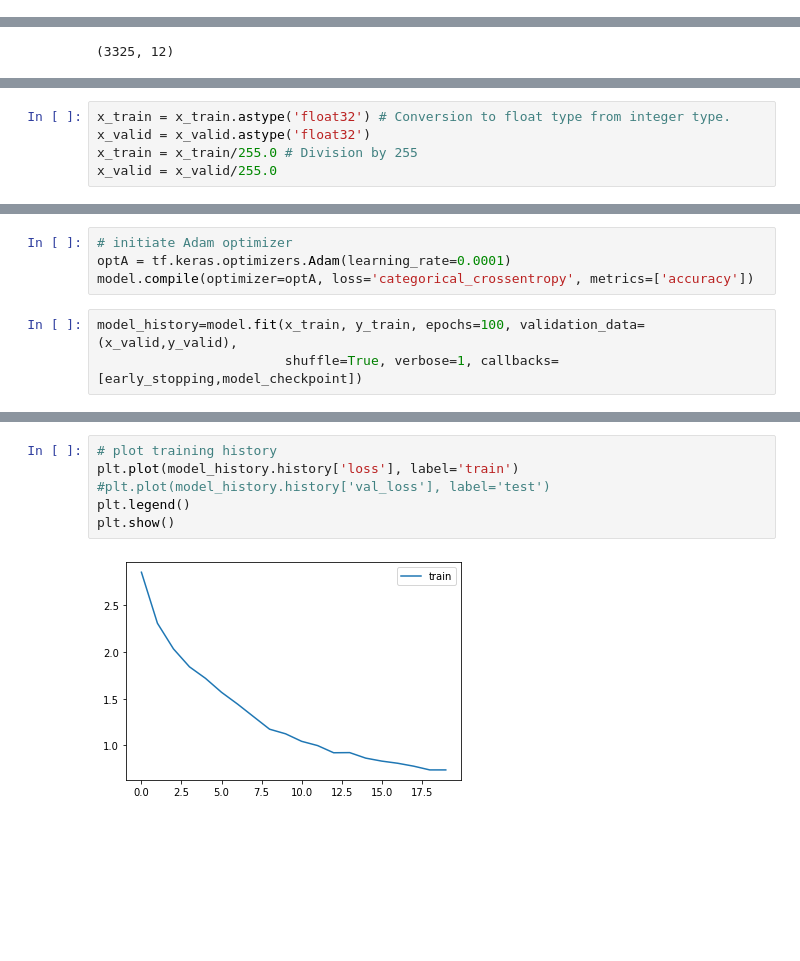
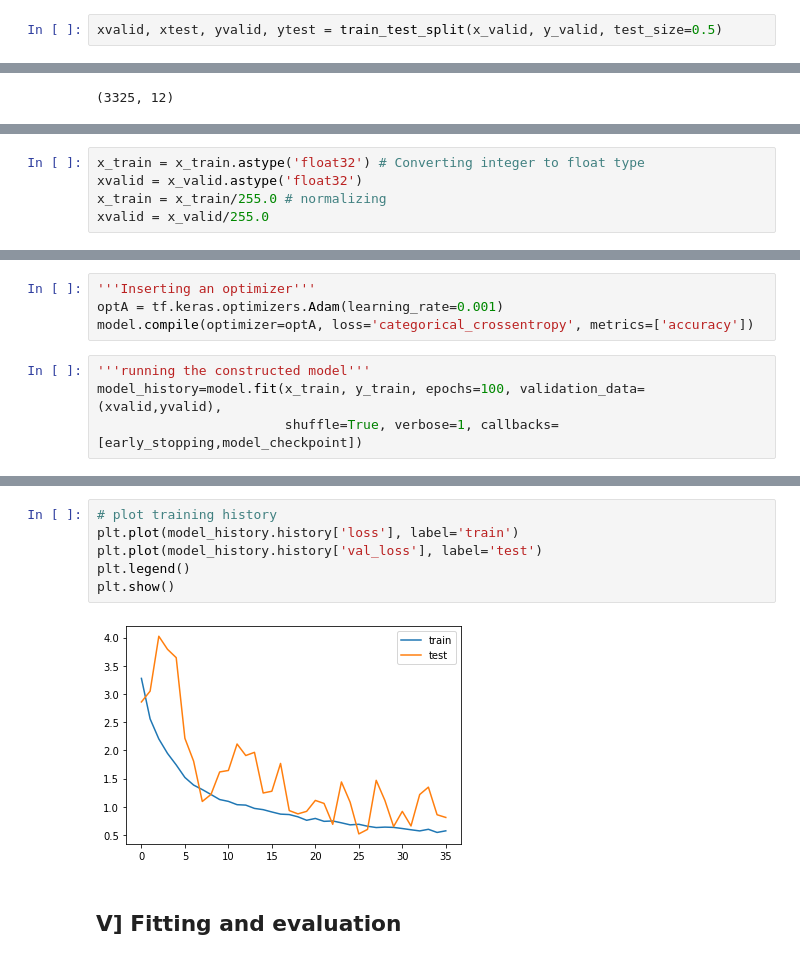
Before and after one commit to sjhamb31/AIML_GreatLearning, a Jupyter notebook: Assignment7_Computer_vision_SJ.ipynb, the cells around one changed output, grey strips where cells are left out. Saved outputs shown, nothing was run; the diff lists cells and outputs as text; blank space fills up the shorter version.

```diff
--- a/Assignment7_Computer_vision_SJ.ipynb
+++ b/Assignment7_Computer_vision_SJ.ipynb
@@ -74,4 +82,6 @@ print(labels_cat)
 x_train,x_valid,y_train,y_valid = train_test_split(data, labels_cat,test_size=0.3,random_state=1,stratify=labels_cat)
+# %%
+xvalid, xtest, yvalid, ytest = train_test_split(x_valid, y_valid, test_size=0.5)
 # %%
 y_train.shape
 # %% [output]
@@ -87,7 +97,7 @@ sns.barplot(np.unique(ytrain_arr.flatten(), return_counts = True)[0], np.unique(
 <AxesSubplot:>
 [figure]
 # %%
-x_train = x_train.astype('float32') # Conversion to float type from integer type.
-x_valid = x_valid.astype('float32')
-x_train = x_train/255.0 # Division by 255
-x_valid = x_valid/255.0
+x_train = x_train.astype('float32') # Converting integer to float type
+xvalid = x_valid.astype('float32')
+x_train = x_train/255.0 # normalizing
+xvalid = x_valid/255.0
@@ -148,11 +169,12 @@ model_checkpoint =  ModelCheckpoint('cifar_cnn_checkpoint_{epoch:02d}_loss{val_l
                                                            save_weights_only=True,
                                                            mode='auto')
 # %%
-# initiate Adam optimizer
-optA = tf.keras.optimizers.Adam(learning_rate=0.0001)
+'''Inserting an optimizer'''
+optA = tf.keras.optimizers.Adam(learning_rate=0.001)
 model.compile(optimizer=optA, loss='categorical_crossentropy', metrics=['accuracy'])
 # %%
-model_history=model.fit(x_train, y_train, epochs=100, validation_data=(x_valid,y_valid),
+'''running the constructed model'''
+model_history=model.fit(x_train, y_train, epochs=100, validation_data=(xvalid,yvalid),
                         shuffle=True, verbose=1, callbacks=[early_stopping,model_checkpoint])
 # %% [output]
 Epoch 1/100
@@ -159,8 +197,10 @@ Epoch 1/100
 # %%
 # plot training history
 plt.plot(model_history.history['loss'], label='train')
-#plt.plot(model_history.history['val_loss'], label='test')
+plt.plot(model_history.history['val_loss'], label='test')
 plt.legend()
 plt.show()
 # %% [output]
-[figure, old version]
+[figure, new version]
+# %% [markdown]
+## V] Fitting and evaluation
```
Also changed, not shown: parts of 29 cells of this notebook.
